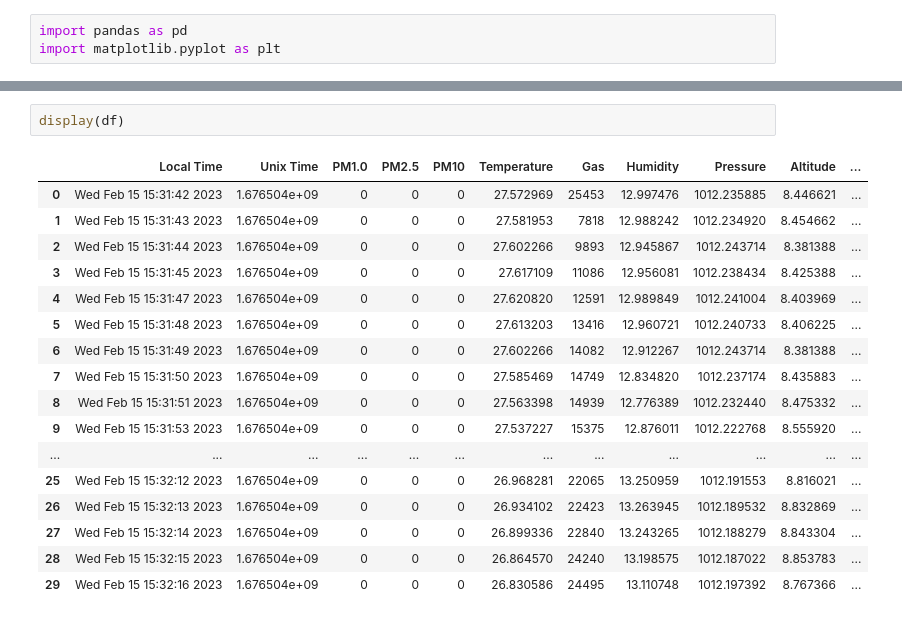
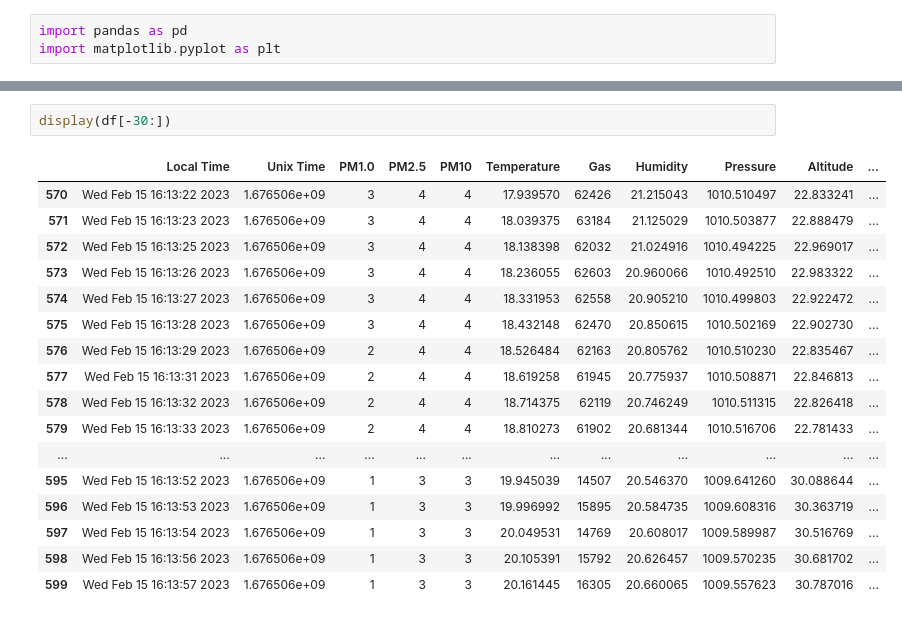
Before and after one commit to ElanPB/E11_Carlos_Elan, a Jupyter notebook: csv_to_df.ipynb, the cells around one changed output, grey strips where cells are left out. Drawn from its saved outputs; the diff is of its cells as text.

```diff
--- a/csv_to_df.ipynb
+++ b/csv_to_df.ipynb
@@ -22,20 +31,20 @@ plt.show()
 # %%
-display(df)
+display(df[-30:])
 # %% [output]
 |  | Local Time | Unix Time | PM1.0 | PM2.5 | PM10 | Temperature | Gas | Humidity | Pressure | Altitude | ... |
-| 0 | Wed Feb 15 15:31:42 2023 | 1.676504e+09 | 0 | 0 | 0 | 27.572969 | 25453 | 12.997476 | 1012.235885 | 8.446621 | ... |
-| 1 | Wed Feb 15 15:31:43 2023 | 1.676504e+09 | 0 | 0 | 0 | 27.581953 | 7818 | 12.988242 | 1012.234920 | 8.454662 | ... |
-| 2 | Wed Feb 15 15:31:44 2023 | 1.676504e+09 | 0 | 0 | 0 | 27.602266 | 9893 | 12.945867 | 1012.243714 | 8.381388 | ... |
-| 3 | Wed Feb 15 15:31:45 2023 | 1.676504e+09 | 0 | 0 | 0 | 27.617109 | 11086 | 12.956081 | 1012.238434 | 8.425388 | ... |
-| 4 | Wed Feb 15 15:31:47 2023 | 1.676504e+09 | 0 | 0 | 0 | 27.620820 | 12591 | 12.989849 | 1012.241004 | 8.403969 | ... |
-| 5 | Wed Feb 15 15:31:48 2023 | 1.676504e+09 | 0 | 0 | 0 | 27.613203 | 13416 | 12.960721 | 1012.240733 | 8.406225 | ... |
-| 6 | Wed Feb 15 15:31:49 2023 | 1.676504e+09 | 0 | 0 | 0 | 27.602266 | 14082 | 12.912267 | 1012.243714 | 8.381388 | ... |
-| 7 | Wed Feb 15 15:31:50 2023 | 1.676504e+09 | 0 | 0 | 0 | 27.585469 | 14749 | 12.834820 | 1012.237174 | 8.435883 | ... |
-| 8 | Wed Feb 15 15:31:51 2023 | 1.676504e+09 | 0 | 0 | 0 | 27.563398 | 14939 | 12.776389 | 1012.232440 | 8.475332 | ... |
-| 9 | Wed Feb 15 15:31:53 2023 | 1.676504e+09 | 0 | 0 | 0 | 27.537227 | 15375 | 12.876011 | 1012.222768 | 8.555920 | ... |
+| 570 | Wed Feb 15 16:13:22 2023 | 1.676506e+09 | 3 | 4 | 4 | 17.939570 | 62426 | 21.215043 | 1010.510497 | 22.833241 | ... |
+| 571 | Wed Feb 15 16:13:23 2023 | 1.676506e+09 | 3 | 4 | 4 | 18.039375 | 63184 | 21.125029 | 1010.503877 | 22.888479 | ... |
+| 572 | Wed Feb 15 16:13:25 2023 | 1.676506e+09 | 3 | 4 | 4 | 18.138398 | 62032 | 21.024916 | 1010.494225 | 22.969017 | ... |
+| 573 | Wed Feb 15 16:13:26 2023 | 1.676506e+09 | 3 | 4 | 4 | 18.236055 | 62603 | 20.960066 | 1010.492510 | 22.983322 | ... |
+| 574 | Wed Feb 15 16:13:27 2023 | 1.676506e+09 | 3 | 4 | 4 | 18.331953 | 62558 | 20.905210 | 1010.499803 | 22.922472 | ... |
+| 575 | Wed Feb 15 16:13:28 2023 | 1.676506e+09 | 3 | 4 | 4 | 18.432148 | 62470 | 20.850615 | 1010.502169 | 22.902730 | ... |
+| 576 | Wed Feb 15 16:13:29 2023 | 1.676506e+09 | 2 | 4 | 4 | 18.526484 | 62163 | 20.805762 | 1010.510230 | 22.835467 | ... |
+| 577 | Wed Feb 15 16:13:31 2023 | 1.676506e+09 | 2 | 4 | 4 | 18.619258 | 61945 | 20.775937 | 1010.508871 | 22.846813 | ... |
+| 578 | Wed Feb 15 16:13:32 2023 | 1.676506e+09 | 2 | 4 | 4 | 18.714375 | 62119 | 20.746249 | 1010.511315 | 22.826418 | ... |
+| 579 | Wed Feb 15 16:13:33 2023 | 1.676506e+09 | 2 | 4 | 4 | 18.810273 | 61902 | 20.681344 | 1010.516706 | 22.781433 | ... |
 | ... | ... | ... | ... | ... | ... | ... | ... | ... | ... | ... | ... |
-| 25 | Wed Feb 15 15:32:12 2023 | 1.676504e+09 | 0 | 0 | 0 | 26.968281 | 22065 | 13.250959 | 1012.191553 | 8.816021 | ... |
-| 26 | Wed Feb 15 15:32:13 2023 | 1.676504e+09 | 0 | 0 | 0 | 26.934102 | 22423 | 13.263945 | 1012.189532 | 8.832869 | ... |
-| 27 | Wed Feb 15 15:32:14 2023 | 1.676504e+09 | 0 | 0 | 0 | 26.899336 | 22840 | 13.243265 | 1012.188279 | 8.843304 | ... |
-| 28 | Wed Feb 15 15:32:15 2023 | 1.676504e+09 | 0 | 0 | 0 | 26.864570 | 24240 | 13.198575 | 1012.187022 | 8.853783 | ... |
-| 29 | Wed Feb 15 15:32:16 2023 | 1.676504e+09 | 0 | 0 | 0 | 26.830586 | 24495 | 13.110748 | 1012.197392 | 8.767366 | ... |
+| 595 | Wed Feb 15 16:13:52 2023 | 1.676506e+09 | 1 | 3 | 3 | 19.945039 | 14507 | 20.546370 | 1009.641260 | 30.088644 | ... |
+| 596 | Wed Feb 15 16:13:53 2023 | 1.676506e+09 | 1 | 3 | 3 | 19.996992 | 15895 | 20.584735 | 1009.608316 | 30.363719 | ... |
+| 597 | Wed Feb 15 16:13:54 2023 | 1.676506e+09 | 1 | 3 | 3 | 20.049531 | 14769 | 20.608017 | 1009.589987 | 30.516769 | ... |
+| 598 | Wed Feb 15 16:13:56 2023 | 1.676506e+09 | 1 | 3 | 3 | 20.105391 | 15792 | 20.626457 | 1009.570235 | 30.681702 | ... |
+| 599 | Wed Feb 15 16:13:57 2023 | 1.676506e+09 | 1 | 3 | 3 | 20.161445 | 16305 | 20.660065 | 1009.557623 | 30.787016 | ... |
```
Also changed, not shown: parts of 1 cell of this notebook, 1 other file.
